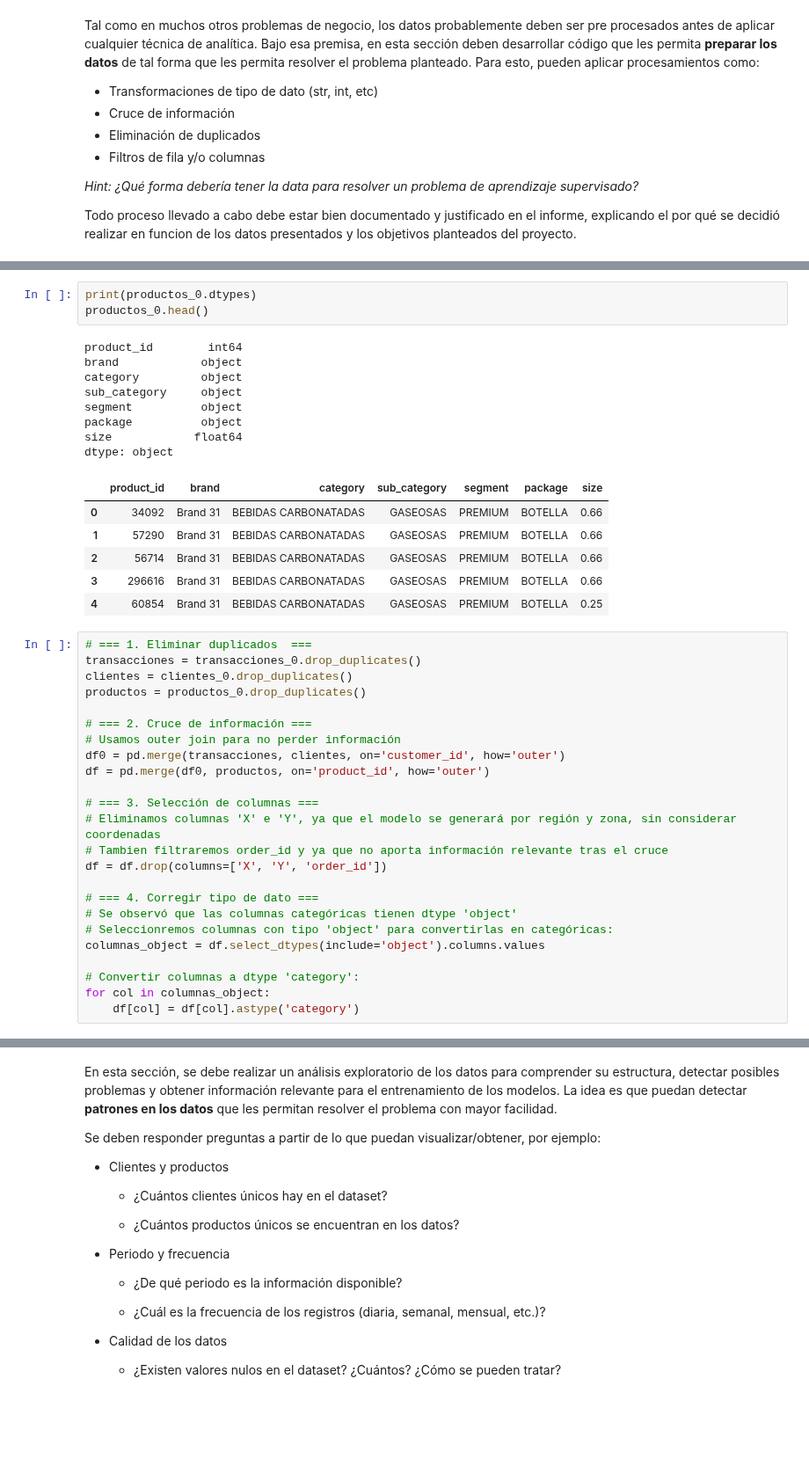
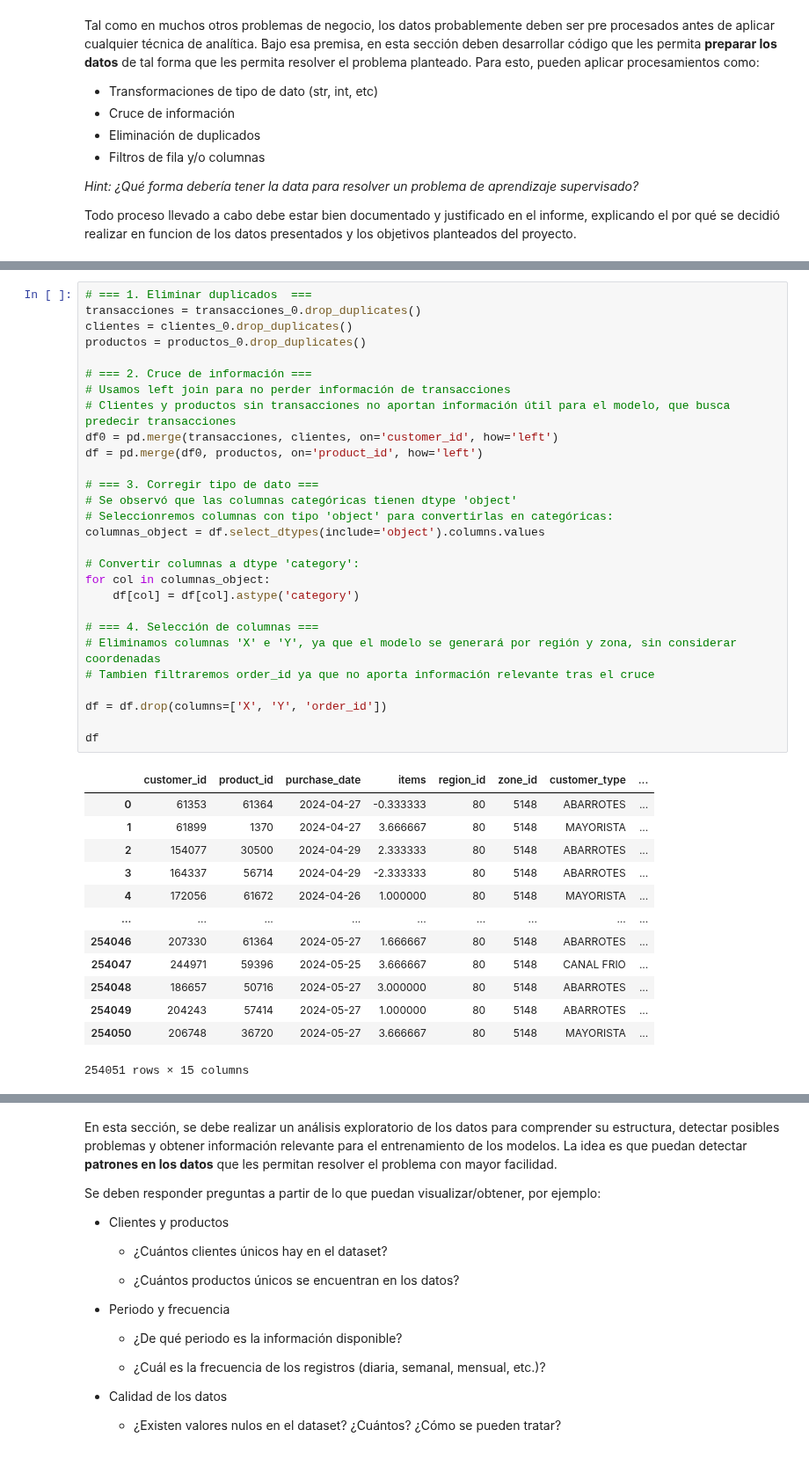
Before and after one commit to jesuvalenzuela/NanSquad, a Jupyter notebook: Proyecto/entrega1/enunciado_entrega1.ipynb, the cells around one changed output, grey strips where cells are left out. Shown at 88% size. Drawn from its saved outputs; the diff is of its cells as text; blank space fills up the shorter version.

```diff
--- a/Proyecto/entrega1/enunciado_entrega1.ipynb
+++ b/Proyecto/entrega1/enunciado_entrega1.ipynb
@@ -235,45 +257,45 @@ dtype: object
-# %%
-print(productos_0.dtypes)
-productos_0.head()
-# %% [output]
-product_id        int64
-brand            object
-category         object
-sub_category     object
-segment          object
-package          object
-size            float64
-dtype: object
-|  | product_id | brand | category | sub_category | segment | package | size |
-| 0 | 34092 | Brand 31 | BEBIDAS CARBONATADAS | GASEOSAS | PREMIUM | BOTELLA | 0.66 |
-| 1 | 57290 | Brand 31 | BEBIDAS CARBONATADAS | GASEOSAS | PREMIUM | BOTELLA | 0.66 |
-| 2 | 56714 | Brand 31 | BEBIDAS CARBONATADAS | GASEOSAS | PREMIUM | BOTELLA | 0.66 |
-| 3 | 296616 | Brand 31 | BEBIDAS CARBONATADAS | GASEOSAS | PREMIUM | BOTELLA | 0.66 |
-| 4 | 60854 | Brand 31 | BEBIDAS CARBONATADAS | GASEOSAS | PREMIUM | BOTELLA | 0.25 |
 # %%
 # === 1. Eliminar duplicados  ===
 transacciones = transacciones_0.drop_duplicates()
 clientes = clientes_0.drop_duplicates()
 productos = productos_0.drop_duplicates()
 
 # === 2. Cruce de información ===
-# Usamos outer join para no perder información
-df0 = pd.merge(transacciones, clientes, on='customer_id', how='outer')
-df = pd.merge(df0, productos, on='product_id', how='outer')
+# Usamos left join para no perder información de transacciones
+# Clientes y productos sin transacciones no aportan información útil para el modelo, que busca predecir transacciones
+df0 = pd.merge(transacciones, clientes, on='customer_id', how='left')
+df = pd.merge(df0, productos, on='product_id', how='left')
 
-# === 3. Selección de columnas ===
-# Eliminamos columnas 'X' e 'Y', ya que el modelo se generará por región y zona, sin considerar coordenadas
-# Tambien filtraremos order_id y ya que no aporta información relevante tras el cruce
-df = df.drop(columns=['X', 'Y', 'order_id'])
-
-# === 4. Corregir tipo de dato ===
+# === 3. Corregir tipo de dato ===
 # Se observó que las columnas categóricas tienen dtype 'object'
 # Seleccionremos columnas con tipo 'object' para convertirlas en categóricas:
 columnas_object = df.select_dtypes(include='object').columns.values
 
 # Convertir columnas a dtype 'category':
 for col in columnas_object:
     df[col] = df[col].astype('category')
+
+# === 4. Selección de columnas ===
+# Eliminamos columnas 'X' e 'Y', ya que el modelo se generará por región y zona, sin considerar coordenadas
+# Tambien filtraremos order_id ya que no aporta información relevante tras el cruce
+
+df = df.drop(columns=['X', 'Y', 'order_id'])
+
+df
+# %% [output]
+|  | customer_id | product_id | purchase_date | items | region_id | zone_id | customer_type | ... |
+| 0 | 61353 | 61364 | 2024-04-27 | -0.333333 | 80 | 5148 | ABARROTES | ... |
+| 1 | 61899 | 1370 | 2024-04-27 | 3.666667 | 80 | 5148 | MAYORISTA | ... |
+| 2 | 154077 | 30500 | 2024-04-29 | 2.333333 | 80 | 5148 | ABARROTES | ... |
+| 3 | 164337 | 56714 | 2024-04-29 | -2.333333 | 80 | 5148 | ABARROTES | ... |
+| 4 | 172056 | 61672 | 2024-04-26 | 1.000000 | 80 | 5148 | MAYORISTA | ... |
+| ... | ... | ... | ... | ... | ... | ... | ... | ... |
+| 254046 | 207330 | 61364 | 2024-05-27 | 1.666667 | 80 | 5148 | ABARROTES | ... |
+| 254047 | 244971 | 59396 | 2024-05-25 | 3.666667 | 80 | 5148 | CANAL FRIO | ... |
+| 254048 | 186657 | 50716 | 2024-05-27 | 3.000000 | 80 | 5148 | ABARROTES | ... |
+| 254049 | 204243 | 57414 | 2024-05-27 | 1.000000 | 80 | 5148 | ABARROTES | ... |
+| 254050 | 206748 | 36720 | 2024-05-27 | 3.666667 | 80 | 5148 | MAYORISTA | ... |
+254051 rows × 15 columns
 # %% [markdown]
 ## 📌 EDA [0.5 puntos]
 
```
Also changed, not shown: parts of 18 cells of this notebook.
